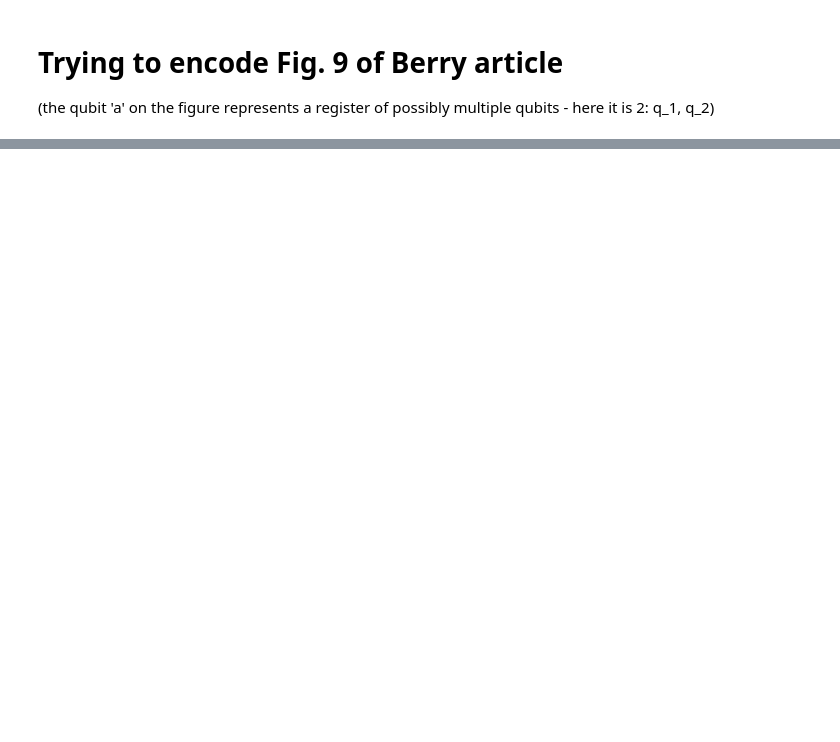
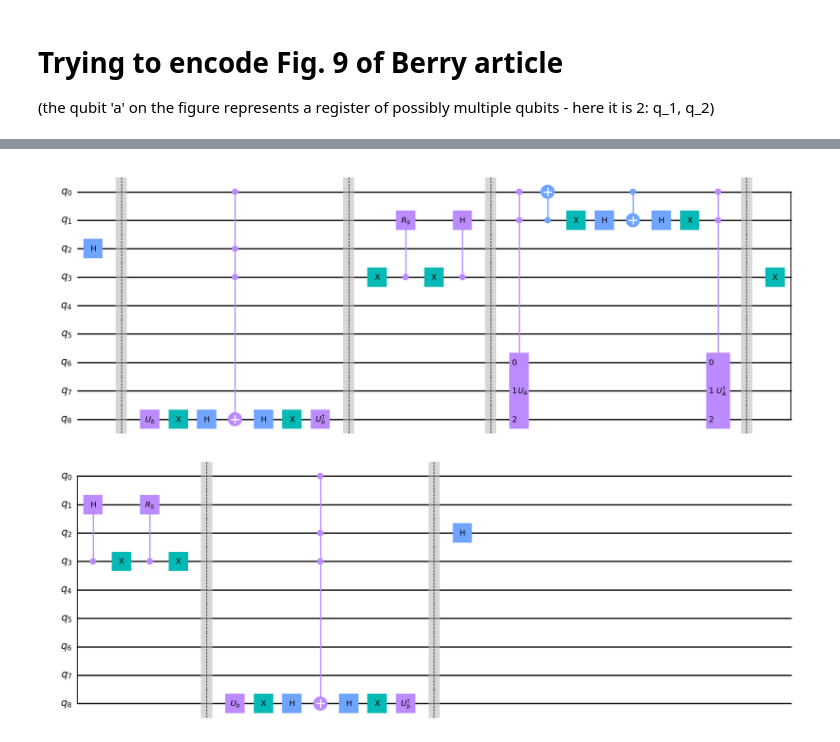
Before and after one commit to seba2390/BlockEncoding, a Jupyter notebook: main.ipynb, the cells around one changed output, grey strips where cells are left out. Saved outputs shown, nothing was run; the diff lists cells and outputs as text; code cells hidden in the pictures; blank space fills up the shorter version.

Commit message:
Implemented figure. 9

```diff
--- a/main.ipynb
+++ b/main.ipynb
@@ -331,0 +445,5 @@ def get_Rs(s: float) -> qiskit.quantum_info.operators.operator.Operator:
+# %%
+# Defining arbitrary symmetric A
+alpha_1, alpha_2 = 3, 4
+A = 1/2 * np.array([[alpha_1, alpha_2],[alpha_2, alpha_1]],dtype=float)
+A
@@ -331,0 +453,5 @@ def get_Rs(s: float) -> qiskit.quantum_info.operators.operator.Operator:
+# %%
+# Defining arbitrary real b
+b_1, b_2 = 1,2
+b = np.array([b_1, b_2],dtype=float)
+b.T
@@ -331,0 +460,69 @@ def get_Rs(s: float) -> qiskit.quantum_info.operators.operator.Operator:
+# %%
+# Defining operators needed in fig. 9 circuit
+U_A = get_Ua(A_mat=A,q_2=0)
+U_A_dagger = dagger(operator=U_A)
+U_b = get_Ub(b_vec=b)
+U_b_dagger = dagger(operator=U_b)
+R_S = get_Rs(s=0)
+one_one = get_projector(signature='11')
+zero_zero = get_projector(signature='00')
+# %%
+# Creating circuit
+circ = QuantumCircuit(9)
+circ.h(qubit=2)
+circ.barrier()
+
+circ.append(UnitaryGate(data=U_b.data,label=r'$U_b$'),qargs=[8])
+circ.x(qubit=8) # For negative control (empty dot in circuit notation)
+
+# Equivalent to multi-qubit controlled z gate.
+circ.h(qubit=8)
+circ.mct(control_qubits=[0,2,3],target_qubit=8) # Note that which is control and which is target doesn't matter for controlled-Z (symmetric matrix).
+circ.h(qubit=8)
+
+circ.x(qubit=8) # For negative control (empty dot in circuit notation)
+circ.append(UnitaryGate(data=U_b_dagger.data,label=r'$U_b^{\dagger}$'),qargs=[8])
+circ.barrier()
+
+circ.x(qubit=3) # For negative control (empty dot in circuit notation)
+R_s_qubit, control_qubit =1, 3
+circ.append(UnitaryGate(data=R_S.data,label=f'$R_S$').control(num_ctrl_qubits=1),qargs=[control_qubit,R_s_qubit])
+circ.x(qubit=3) # For negative control (empty dot in circuit notation)
+circ.ch(control_qubit=3,target_qubit=1)
+circ.barrier()
+
+control_qubit_1, control_qubit_2 = 0,1
+circ.append(UnitaryGate(data=U_A.data,label=r'$U_A$').control(num_ctrl_qubits=2),qargs=[control_qubit_1,control_qubit_2,6,7,8])
+circ.cx(control_qubit=1,target_qubit=0)
+circ.x(qubit=1) # For negative control (empty dot in circuit notation)
+circ.h(qubit=1)
+circ.cx(control_qubit=0,target_qubit=1)
+circ.h(qubit=1)
+circ.x(qubit=1)
+circ.append(UnitaryGate(data=U_A_dagger.data,label=r'$U_A^{\dagger}$').control(num_ctrl_qubits=2),qargs=[control_qubit_1,control_qubit_2,6,7,8])
+circ.barrier()
+
+circ.x(qubit=3) # TODO: investigate whether the \sigma_x in the figure is to be understood as a bit-flip [[0,1],[1,0]]
+
+circ.ch(control_qubit=3,target_qubit=1)
+circ.x(qubit=3)# For negative control (empty dot in circuit notation)
+R_s_qubit, control_qubit =1, 3
+circ.append(UnitaryGate(data=R_S.data,label=f'$R_S$').control(num_ctrl_qubits=1),qargs=[control_qubit,R_s_qubit])
+circ.x(qubit=3) # For negative control (empty dot in circuit notation)
+circ.barrier()
+
+circ.append(UnitaryGate(data=U_b.data,label=r'$U_b$'),qargs=[8])
+circ.x(qubit=8) # For negative control (empty dot in circuit notation)
+# Equivalent to multi-qubit controlled z gate.
+circ.h(qubit=8)
+circ.mct(control_qubits=[0,2,3],target_qubit=8) # Note that which is control and which is target doesn't matter for controlled-Z (symmetric matrix).
+circ.h(qubit=8)
+circ.x(qubit=8) # For negative control (empty dot in circuit notation)
+circ.append(UnitaryGate(data=U_b_dagger.data,label=r'$U_b^{\dagger}$'),qargs=[8])
+circ.barrier()
+
+circ.h(qubit=2)
+
+circ.draw('mpl')
+# %% [output]
+[figure, added]
```
Also changed, not shown: parts of 17 cells of this notebook.
